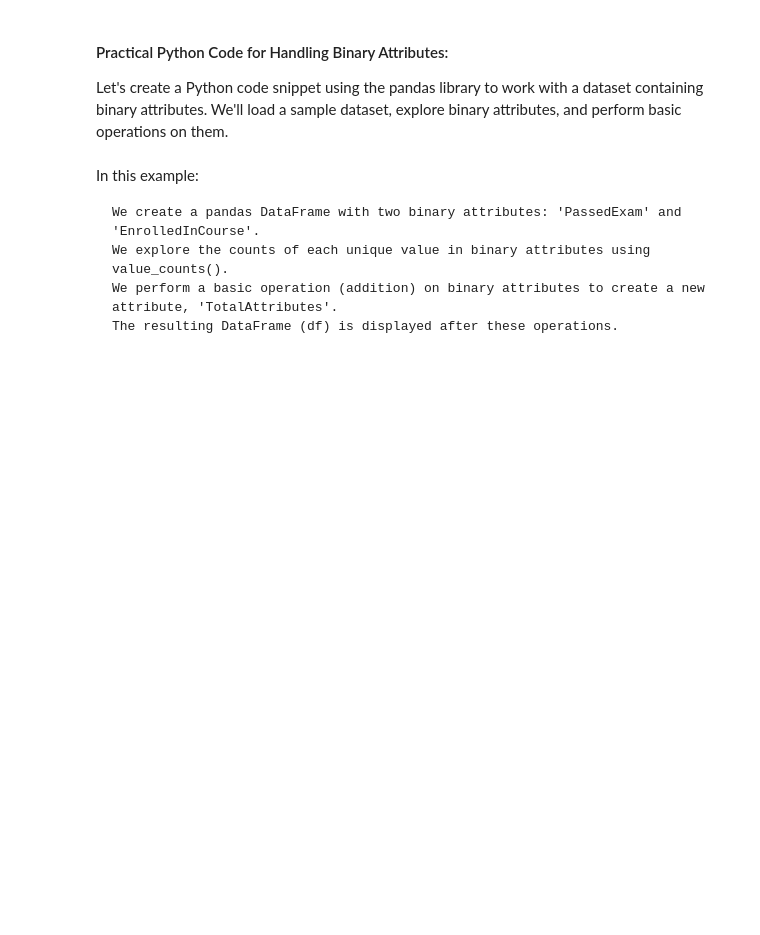
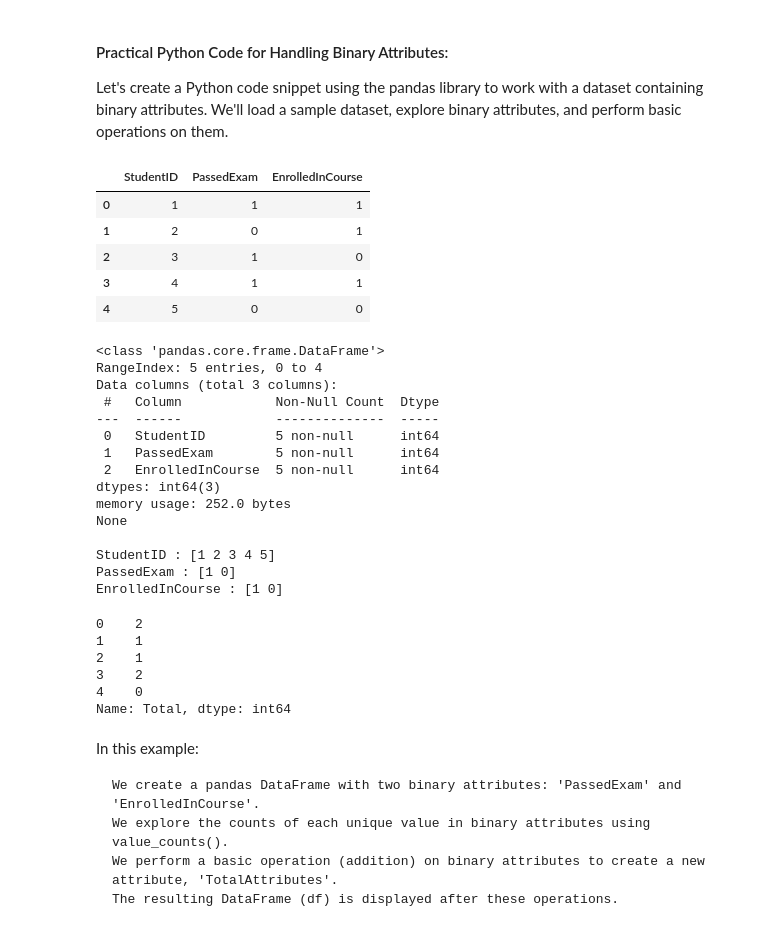
Before and after one commit to WayanRadit29/College_Data_Mining, a Jupyter notebook: Praktikum1/1 - Eksplorasi Data.ipynb, the cells around one changed output. Drawn from its saved outputs; the diff is of its cells as text; code cells hidden in the pictures; blank space fills up the shorter version.

```diff
--- a/Praktikum1/1 - Eksplorasi Data.ipynb
+++ b/Praktikum1/1 - Eksplorasi Data.ipynb
@@ -29,10 +29,16 @@ print("Original Dataset:")
 print(df)
 print("\n")
 
+
 # Explore the nominal attributes
+print(df.info())
+print("\n")
 
 # Display the unique values in each nominal attribute
-
+for attribute in df.columns:
+    unique_values = df[attribute].unique()
+    print(f"{attribute} : {unique_values}")
+    print("\n")
 # Perform one-hot encoding
 
 # Display the dataset after one-hot encoding
@@ -64,25 +80,61 @@ Let's create a Python code snippet using the pandas library to work with a datas
 # %%
 import pandas as pd
 
 # Sample dataset with binary attributes
 data = {
     'StudentID': [1, 2, 3, 4, 5],
     'PassedExam': [1, 0, 1, 1, 0],
     'EnrolledInCourse': [1, 1, 0, 1, 0]
 }
 
 df = pd.DataFrame(data)
 
 # Display the original dataset
-
+display(df)
 
 # Explore the binary attributes
+print(df.info())
+print()
 
 # Display the count of each unique value in binary attributes
-
+for attribute in df.columns:
+    unique_values = df[attribute].unique()
+    print(f"{attribute} : {unique_values}")
+print("\n")
 # Perform basic operations on binary attributes
+df["Total"] = df["PassedExam"] + df["EnrolledInCourse"]
+print()
 
 # Display the dataset after the operation
+display(df["Total"])
+# %% [output]
+|  | StudentID | PassedExam | EnrolledInCourse |
+| 0 | 1 | 1 | 1 |
+| 1 | 2 | 0 | 1 |
+| 2 | 3 | 1 | 0 |
+| 3 | 4 | 1 | 1 |
+| 4 | 5 | 0 | 0 |
+<class 'pandas.core.frame.DataFrame'>
+RangeIndex: 5 entries, 0 to 4
+Data columns (total 3 columns):
+ #   Column            Non-Null Count  Dtype
+---  ------            --------------  -----
+ 0   StudentID         5 non-null      int64
+ 1   PassedExam        5 non-null      int64
+ 2   EnrolledInCourse  5 non-null      int64
+dtypes: int64(3)
+memory usage: 252.0 bytes
+None
+
+StudentID : [1 2 3 4 5]
+PassedExam : [1 0]
+EnrolledInCourse : [1 0]
+0    2
+1    1
+2    1
+3    2
+4    0
+Name: Total, dtype: int64
 # %% [markdown]
 In this example:
 
```
Also changed, not shown: parts of 19 cells of this notebook.
